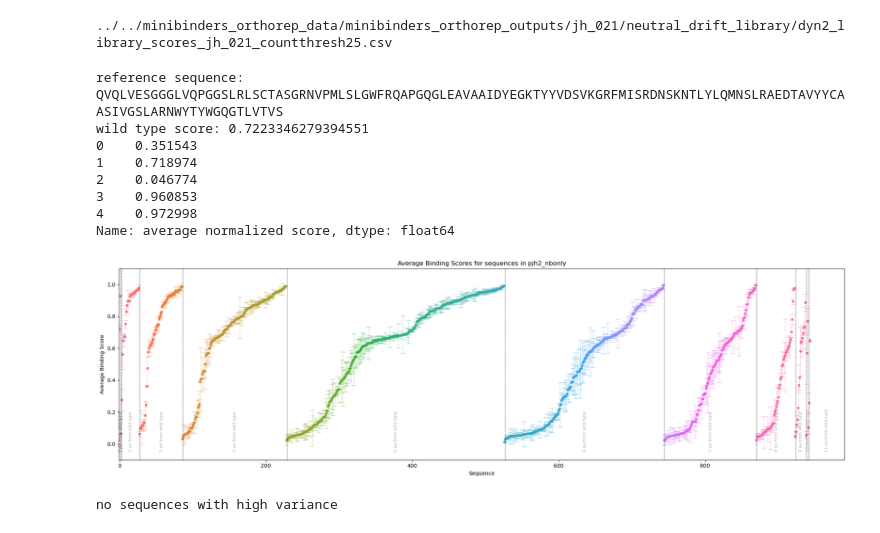
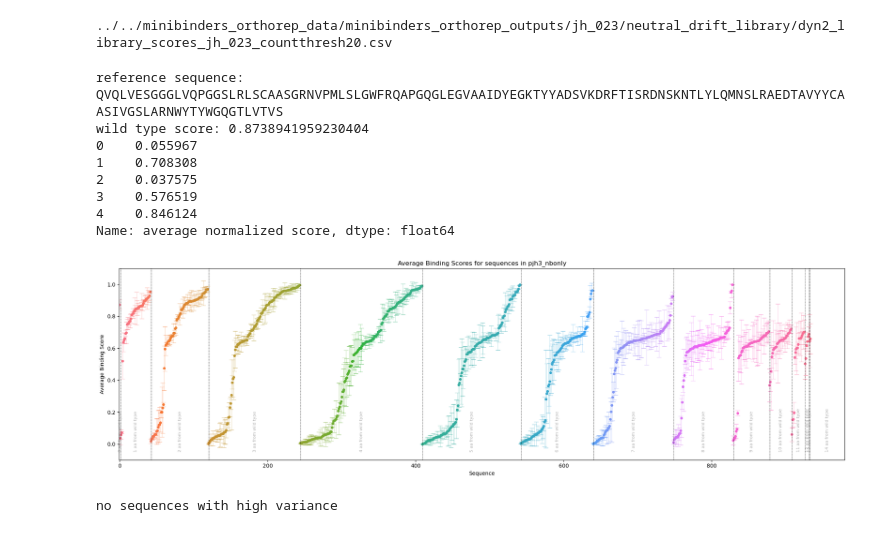
Before and after one commit to jhambale/neutral_drift_srtseq, a Jupyter notebook: 11_clean_neutvar.ipynb, the cells around one changed output. Saved outputs shown, nothing was run; the diff lists cells and outputs as text; code cells hidden in the pictures.

Commit message:
updated script 11 up to library 023

```diff
--- a/11_clean_neutvar.ipynb
+++ b/11_clean_neutvar.ipynb
@@ -25,8 +25,8 @@ import argparse
 # %%
 # set up directories to which to point
 
-experiment_id = 'jh_021' # user sets this
-min_contexts = 10
+experiment_id = 'jh_023' # user sets this
+min_contexts = 7
 # sets desired minimum contexts to be included in graphing
 
 if experiment_id == 'jh_005':
@@ -104,12 +104,23 @@ elif experiment_id == 'jh_021':
     mutation_df_paths = f'../../minibinders_orthorep_data/minibinders_orthorep_outputs/{experiment_id}/neutral_drift_library/'
     score_tag_name = 'replicate_1'
     score_tag_name2 = 'replicate_2'
+elif experiment_id == 'jh_022':
+    fasta_name = 'pjh3_nbonly'
+    mutation_df_paths = f'../../minibinders_orthorep_data/minibinders_orthorep_outputs/{experiment_id}/neutral_drift_library/'
+    score_tag_name = 'replicate_1'
+    score_tag_name2 = 'replicate_2'
+elif experiment_id == 'jh_023':
+    fasta_name = 'pjh3_nbonly'
+    mutation_df_paths = f'../../minibinders_orthorep_data/minibinders_orthorep_outputs/{experiment_id}/neutral_drift_library/'
+    score_tag_name = 'replicate_1'
+    score_tag_name2 = 'replicate_2'
 
-cpm = '25'
+
+cpm = '20'
 csv_files = glob.glob(os.path.join(mutation_df_paths, f"dyn*scores*{cpm}*.csv"))
 print(csv_files[-1])
 # %% [output]
-../../minibinders_orthorep_data/minibinders_orthorep_outputs/jh_021/neutral_drift_library/dyn2_library_scores_jh_021_countthresh25.csv
+../../minibinders_orthorep_data/minibinders_orthorep_outputs/jh_023/neutral_drift_library/dyn2_library_scores_jh_023_countthresh20.csv
 # %%
 for library_path in [csv_files[-1]]:
     # import and loading
@@ -163,7 +174,7 @@ for library_path in [csv_files[-1]]:
         print(f"error: {e}")
 
     # simple graph for plotting averages and err for replicate scores
-    if experiment_id == 'jh_007' or 'jh_009' or experiment_id == 'jh_011' or experiment_id == 'jh_012' or experiment_id == 'jh_013' or experiment_id == 'jh_016' or experiment_id == 'jh_017' or experiment_id == 'jh_018' or experiment_id == 'jh_019'or experiment_id == 'jh_021':
+    if experiment_id == 'jh_007' or 'jh_009' or experiment_id == 'jh_011' or experiment_id == 'jh_012' or experiment_id == 'jh_013' or experiment_id == 'jh_016' or experiment_id == 'jh_017' or experiment_id == 'jh_018' or experiment_id == 'jh_019' or experiment_id == 'jh_021' or experiment_id == 'jh_022' or experiment_id == 'jh_023':
         library_df['average normalized score'] = library_df[[f'{score_tag_name}', f'{score_tag_name2}']].mean(axis=1)
         print(library_df['average normalized score'][:5])
         library_df['normalized score error'] = library_df[[f'{score_tag_name}', f'{score_tag_name2}']].std(axis=1)
@@ -195,7 +206,7 @@ for library_path in [csv_files[-1]]:
                                                     'normalized score error'])
 
 
-    if experiment_id == 'jh_007' or experiment_id == 'jh_008' or experiment_id == 'jh_009' or experiment_id == 'jh_011' or experiment_id == 'jh_012' or experiment_id == 'jh_013' or experiment_id == 'jh_014' or experiment_id == 'jh_016' or  experiment_id == 'jh_017' or experiment_id == 'jh_018' or experiment_id == 'jh_019' or experiment_id == 'jh_021':
+    if experiment_id == 'jh_007' or experiment_id == 'jh_008' or experiment_id == 'jh_009' or experiment_id == 'jh_011' or experiment_id == 'jh_012' or experiment_id == 'jh_013' or experiment_id == 'jh_014' or experiment_id == 'jh_016' or  experiment_id == 'jh_017' or experiment_id == 'jh_018' or experiment_id == 'jh_019' or experiment_id == 'jh_021' or experiment_id == 'jh_022' or experiment_id == 'jh_023':
         org_outpath = f'../../minibinders_orthorep_data/minibinders_orthorep_outputs/{experiment_id}/neutral_drift_library/plots/seqs_avgscores.png'
         colors_org = sns.color_palette("husl", len(library_org_df))
         wtdistances_org = []
@@ -214,41 +225,41 @@ for library_path in [csv_files[-1]]:
         plt.ylabel('Average Binding Score')
         plt.title(f'Average Binding Scores for sequences in {fasta_name}')
         # plt.legend(loc = 'upper right', bbox_to_anchor=(1.4, 1), borderaxespad=0, frameon=False)
         plt.ylim(-0.1,1.1)
         plt.xlim(-0.5,None)
 
         xmino, xmaxo = plt.xlim()
         linedist_org = []
         linedist_org.append(0)
         for disto in range(len(wtdistances_org[:-1])):
             if wtdistances_org[disto] != wtdistances_org[disto+1]:
                 nextdisto = wtdistances_org[disto+1] - wtdistances_org[disto] # will determine the number of lines plotted
                 for lineo in range(nextdisto):
                     linexo = (disto+1.5)+(lineo/nextdisto * 0.4) # max line occupancy is within 0.1 of the next context
                     plt.axvline(linexo, color = 'k', linestyle='--', linewidth=0.5)
                     linedist_org.append(linexo)
                 # print(linedist_org)
                 plt.text((linedist_org[-1]+linedist_org[-(int(nextdisto)+1)])/2, -0.05, f"{wtdistances_org[disto]} aa from wild type", ha='center', va='bottom', rotation = 90, alpha = 0.3, size = 8)
         plt.text((xmaxo+linedist_org[-1])/2, -0.05, f"{wtdistances_org[-1]} aa from wild type", ha='center', va='bottom', rotation = 90, alpha = 0.3, size = 8)
         plt.tight_layout()
         plt.savefig(org_outpath, bbox_inches='tight', dpi=400)
         plt.show()
         plt.close()
 
     if len(high_var) == 0:
         print('no sequences with high variance')
     else:
         print(f'{len(high_var)} sequence replicates with high variance')
 # %% [output]
-reference sequence: QVQLVESGGGLVQPGGSLRLSCTASGRNVPMLSLGWFRQAPGQGLEAVAAIDYEGKTYYVDSVKGRFMISRDNSKNTLYLQMNSLRAEDTAVYYCAASIVGSLARNWYTYWGQGTLVTVS
-wild type score: 0.7223346279394551
-0    0.351543
-1    0.718974
-2    0.046774
-3    0.960853
-4    0.972998
+reference sequence: QVQLVESGGGLVQPGGSLRLSCAASGRNVPMLSLGWFRQAPGQGLEGVAAIDYEGKTYYADSVKDRFTISRDNSKNTLYLQMNSLRAEDTAVYYCAASIVGSLARNWYTYWGQGTLVTVS
+wild type score: 0.8738941959230404
+0    0.055967
+1    0.708308
+2    0.037575
+3    0.576519
+4    0.846124
 Name: average normalized score, dtype: float64
-[figure, old version]
+[figure, new version]
 no sequences with high variance
 # %%
     #create families of single mutants from aa sequences within the library
```
Also changed, not shown: parts of 1 cell of this notebook.
